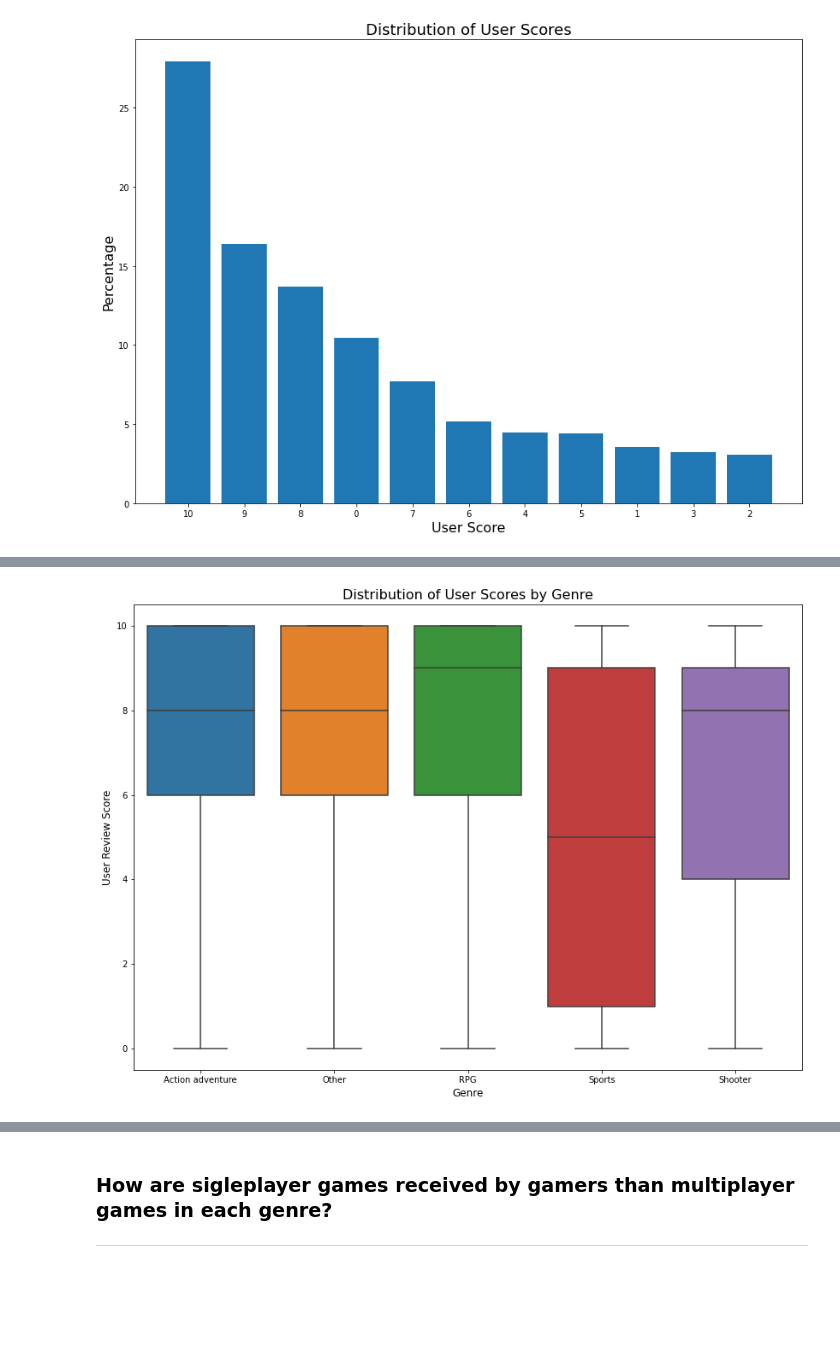
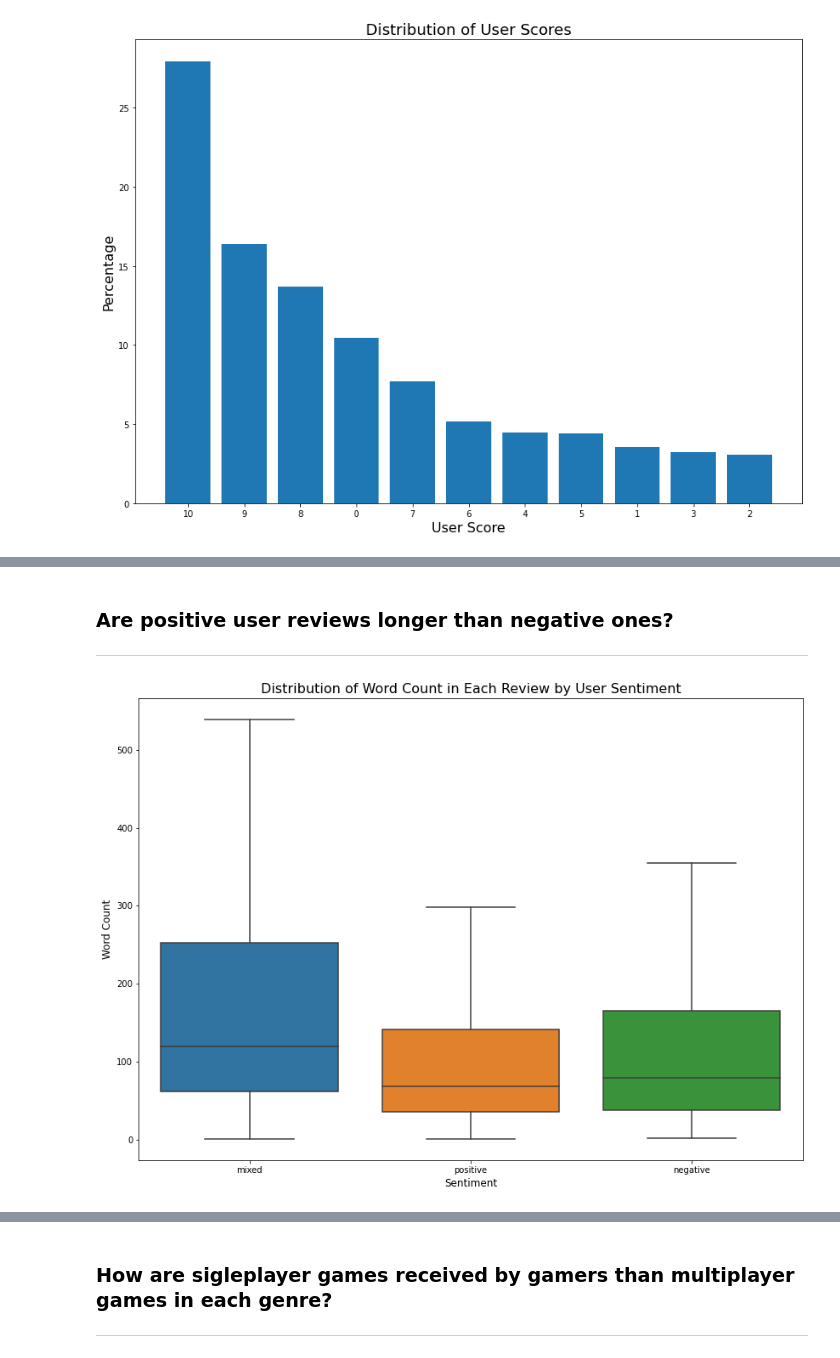
Before and after one commit to filiaguilar/Springboard-DS, a Jupyter notebook: Capstone 2/Exploratory Data Analysis.ipynb, the cells around one changed output, grey strips where cells are left out. Drawn from its saved outputs; the diff is of its cells as text; code cells hidden in the pictures; blank space fills up the shorter version.

```diff
--- a/Capstone 2/Exploratory Data Analysis.ipynb
+++ b/Capstone 2/Exploratory Data Analysis.ipynb
@@ -36,9 +41,13 @@ Text(0, 0.5, 'Percentage')
+# %% [markdown]
+### Are positive user reviews longer than negative ones?
+***
 # %%
+# Plot the distribution of number of words by user score for each game genre
 plt.figure(figsize=(14,10))
-ax = sns.boxplot(x='genre', y='userscore', data=df, showfliers=False)
-ax.set_title('Distribution of User Scores by Genre',  fontsize=16)
-plt.xlabel('Genre', fontsize=12)
-plt.ylabel('User Review Score', fontsize=12)
+ax = sns.boxplot(x='usersentiment', y='word_count', data=df, showfliers=False)
+ax.set_title('Distribution of Word Count in Each Review by User Sentiment',  fontsize=16)
+plt.xlabel('Sentiment', fontsize=12)
+plt.ylabel('Word Count', fontsize=12)
 plt.show()
 # %% [output]
-[figure, old version]
+[figure, new version]
```
Also changed, not shown: parts of 51 cells of this notebook.
